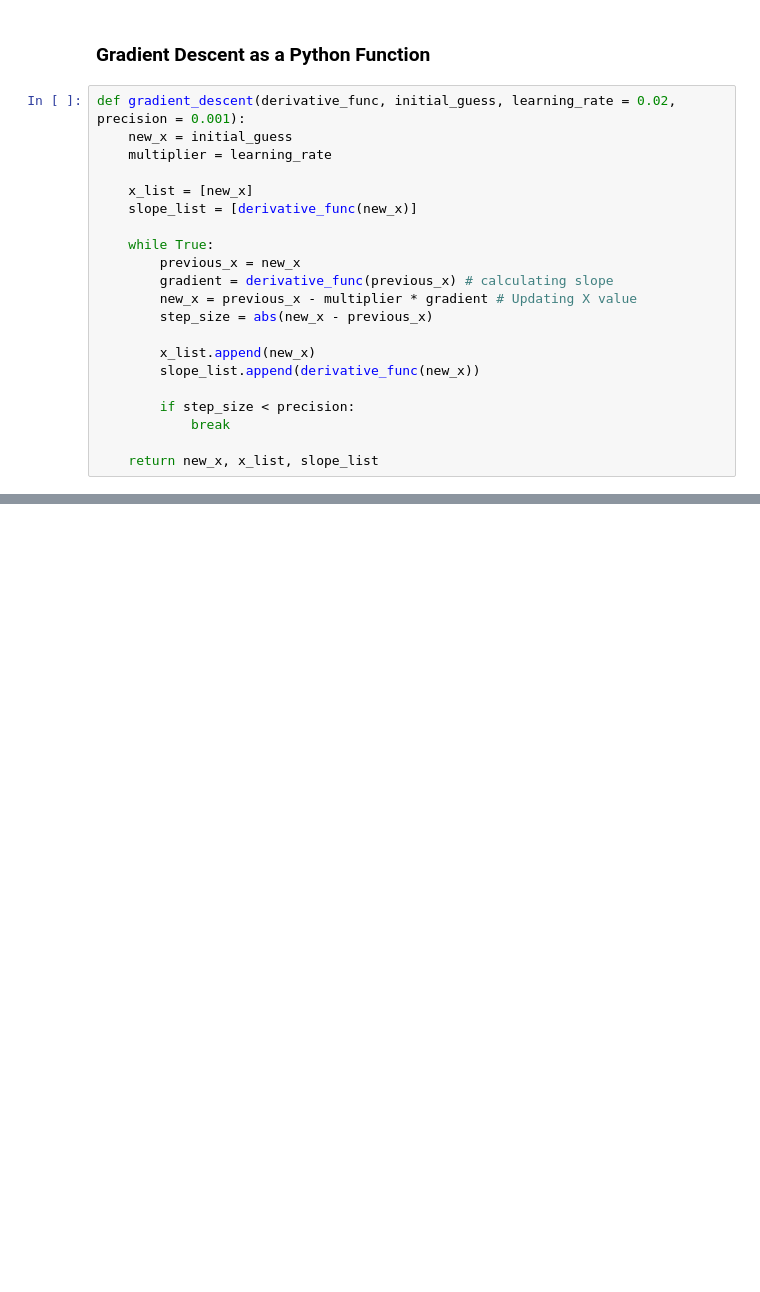
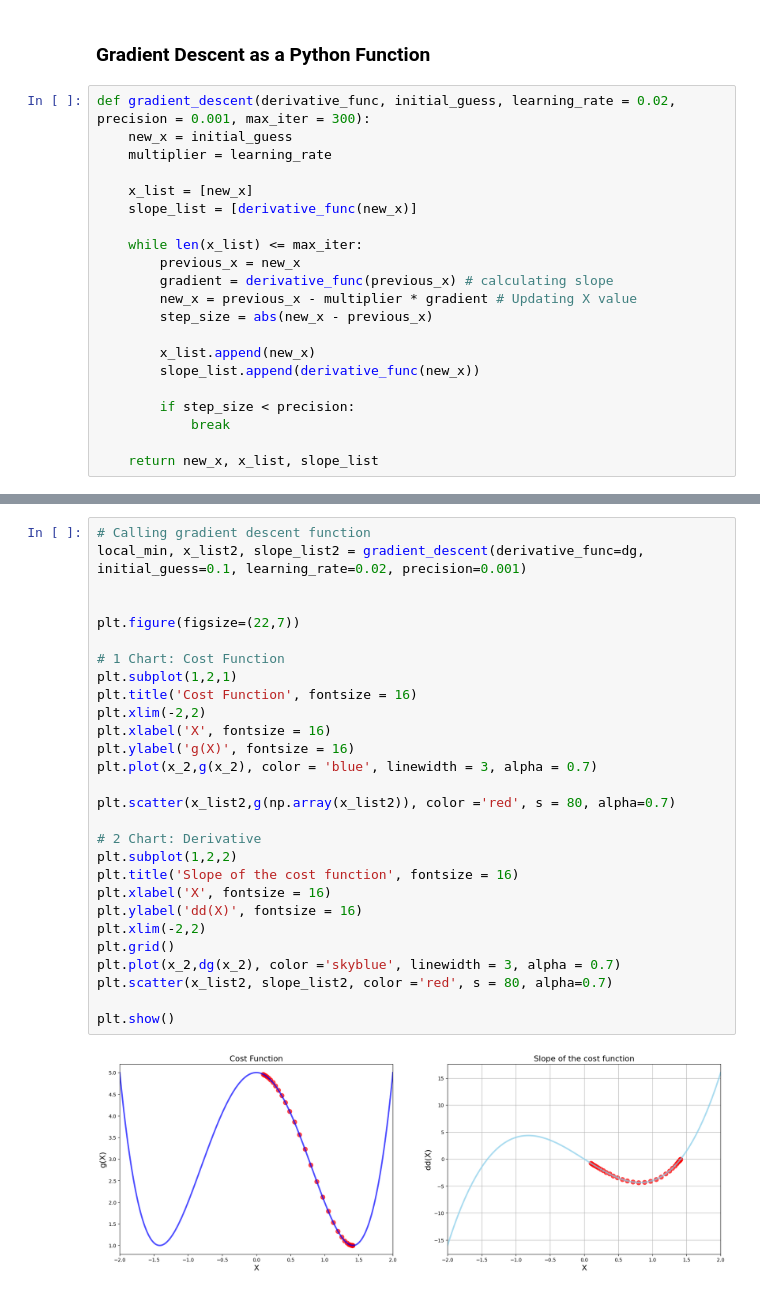
Before and after one commit to alextianyf/MachineLearning_ProblemSets, a Jupyter notebook: 2. Intro to Optimisation and the Gradient Descent Algorithm/GradientDescent.ipynb, the cells around one changed output, grey strips where cells are left out. Cells and saved outputs as stored; diff of their text form; blank space fills up the shorter version.

Commit message:
Gradient Descent Update

```diff
--- a/2. Intro to Optimisation and the Gradient Descent Algorithm/GradientDescent.ipynb
+++ b/2. Intro to Optimisation and the Gradient Descent Algorithm/GradientDescent.ipynb
@@ -203,14 +207,14 @@ plt.show()
 # %% [markdown]
 ### Gradient Descent as a Python Function
 # %%
-def gradient_descent(derivative_func, initial_guess, learning_rate = 0.02, precision = 0.001):
+def gradient_descent(derivative_func, initial_guess, learning_rate = 0.02, precision = 0.001, max_iter = 300):
     new_x = initial_guess
     multiplier = learning_rate
 
     x_list = [new_x]
     slope_list = [derivative_func(new_x)]
 
-    while True:
+    while len(x_list) <= max_iter:
         previous_x = new_x
         gradient = derivative_func(previous_x) # calculating slope
         new_x = previous_x - multiplier * gradient # Updating X value
@@ -241,0 +255,30 @@ Number of iterations: 23
+# %%
+# Calling gradient descent function
+local_min, x_list2, slope_list2 = gradient_descent(derivative_func=dg, initial_guess=0.1, learning_rate=0.02, precision=0.001)
+
+
+plt.figure(figsize=(22,7))
+
+# 1 Chart: Cost Function
+plt.subplot(1,2,1)
+plt.title('Cost Function', fontsize = 16)
+plt.xlim(-2,2)
+plt.xlabel('X', fontsize = 16)
+plt.ylabel('g(X)', fontsize = 16)
+plt.plot(x_2,g(x_2), color = 'blue', linewidth = 3, alpha = 0.7)
+
+plt.scatter(x_list2,g(np.array(x_list2)), color ='red', s = 80, alpha=0.7)
+
+# 2 Chart: Derivative
+plt.subplot(1,2,2)
+plt.title('Slope of the cost function', fontsize = 16)
+plt.xlabel('X', fontsize = 16)
+plt.ylabel('dd(X)', fontsize = 16)
+plt.xlim(-2,2)
+plt.grid()
+plt.plot(x_2,dg(x_2), color ='skyblue', linewidth = 3, alpha = 0.7)
+plt.scatter(x_list2, slope_list2, color ='red', s = 80, alpha=0.7)
+
+plt.show()
+# %% [output]
+[figure, added]
```
Also changed, not shown: parts of 8 cells of this notebook.
